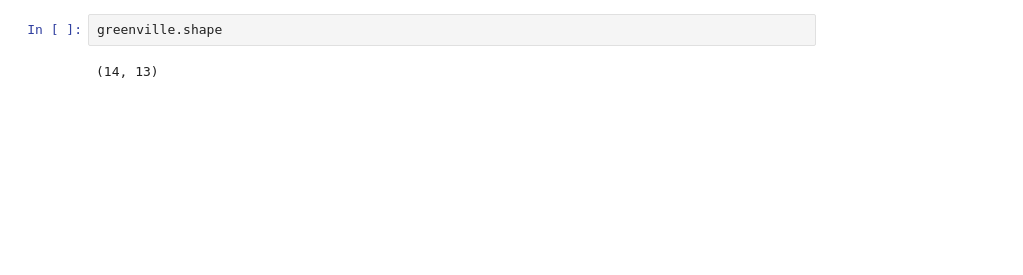
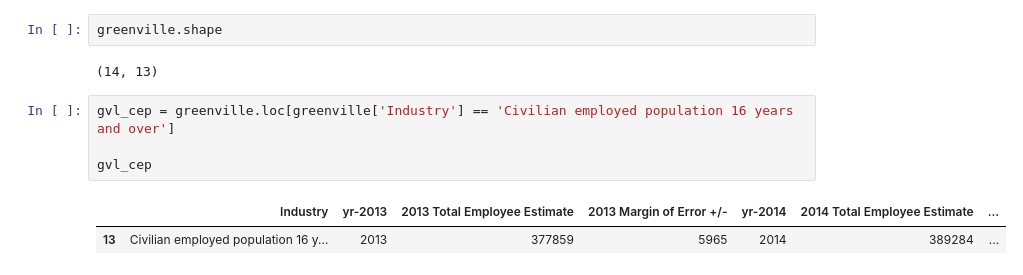
Before and after one commit to LambdaSchool/DS-Unit-1-Sprint-5-Data-Storytelling-Blog-Post, a Jupyter notebook: DS-Unit-1-Sprint-5-Data-Storytelling-Data/SwampRabbitTrail.ipynb, the cells around one changed output. Cells and saved outputs as stored; diff of their text form; blank space fills up the shorter version.

```diff
--- a/DS-Unit-1-Sprint-5-Data-Storytelling-Data/SwampRabbitTrail.ipynb
+++ b/DS-Unit-1-Sprint-5-Data-Storytelling-Data/SwampRabbitTrail.ipynb
@@ -104,6 +104,13 @@ greenville
 greenville.shape
 # %% [output]
 (14, 13)
+# %%
+gvl_cep = greenville.loc[greenville['Industry'] == 'Civilian employed population 16 years and over']
+
+gvl_cep
+# %% [output]
+|  | Industry | yr-2013 | 2013 Total Employee Estimate | 2013 Margin of Error +/- | yr-2014 | 2014 Total Employee Estimate | ... |
+| 13 | Civilian employed population 16 y... | 2013 | 377859 | 5965 | 2014 | 389284 | ... |
 # %%
 greenville = greenville.set_index('Industry')
 greenville = greenville.drop('Civilian employed population 16 years and over', axis=0)
```
Also changed, not shown: parts of 27 cells of this notebook.
